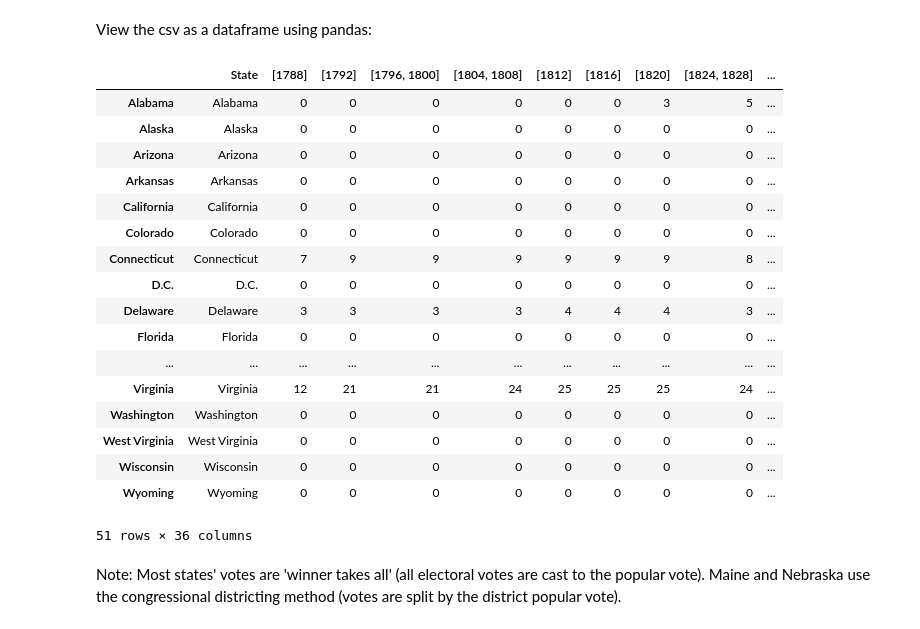
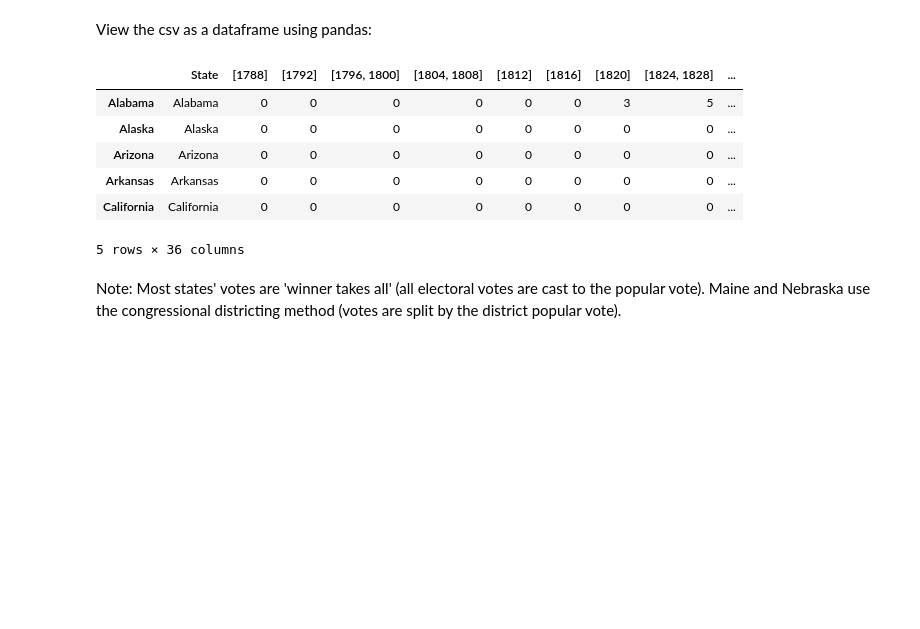
Before and after one commit to eithereal/electoral_college_analysis, a Jupyter notebook: 1_historical_electoral_college_data.ipynb, the cells around one changed output. Saved outputs shown, nothing was run; the diff lists cells and outputs as text; code cells hidden in the pictures; blank space fills up the shorter version.

```diff
--- a/1_historical_electoral_college_data.ipynb
+++ b/1_historical_electoral_college_data.ipynb
@@ -305,33 +305,22 @@ View the csv as a dataframe using pandas:
 # %%
 import pandas as pd
 electoral_data = pd.read_csv("data/electoral_data.csv")
 
 # convert NaN values to 0 for easier analysis
 electoral_df = electoral_data.fillna(0)
 
 # convert all float values to integer
 electoral_df = electoral_df.apply(lambda column: column.astype("int64") if pd.api.types.is_float_dtype(column) else column)
 
-electoral_df
+electoral_df.head()
 # %% [output]
 |  | State | [1788] | [1792] | [1796, 1800] | [1804, 1808] | [1812] | [1816] | [1820] | [1824, 1828] | ... |
 | Alabama | Alabama | 0 | 0 | 0 | 0 | 0 | 0 | 3 | 5 | ... |
 | Alaska | Alaska | 0 | 0 | 0 | 0 | 0 | 0 | 0 | 0 | ... |
 | Arizona | Arizona | 0 | 0 | 0 | 0 | 0 | 0 | 0 | 0 | ... |
 | Arkansas | Arkansas | 0 | 0 | 0 | 0 | 0 | 0 | 0 | 0 | ... |
 | California | California | 0 | 0 | 0 | 0 | 0 | 0 | 0 | 0 | ... |
-| Colorado | Colorado | 0 | 0 | 0 | 0 | 0 | 0 | 0 | 0 | ... |
-| Connecticut | Connecticut | 7 | 9 | 9 | 9 | 9 | 9 | 9 | 8 | ... |
-| D.C. | D.C. | 0 | 0 | 0 | 0 | 0 | 0 | 0 | 0 | ... |
-| Delaware | Delaware | 3 | 3 | 3 | 3 | 4 | 4 | 4 | 3 | ... |
-| Florida | Florida | 0 | 0 | 0 | 0 | 0 | 0 | 0 | 0 | ... |
-| ... | ... | ... | ... | ... | ... | ... | ... | ... | ... | ... |
-| Virginia | Virginia | 12 | 21 | 21 | 24 | 25 | 25 | 25 | 24 | ... |
-| Washington | Washington | 0 | 0 | 0 | 0 | 0 | 0 | 0 | 0 | ... |
-| West Virginia | West Virginia | 0 | 0 | 0 | 0 | 0 | 0 | 0 | 0 | ... |
-| Wisconsin | Wisconsin | 0 | 0 | 0 | 0 | 0 | 0 | 0 | 0 | ... |
-| Wyoming | Wyoming | 0 | 0 | 0 | 0 | 0 | 0 | 0 | 0 | ... |
-51 rows × 36 columns
+5 rows × 36 columns
 # %% [markdown]
 Note: Most states' votes are 'winner takes all' (all electoral votes are cast to the popular vote). Maine and Nebraska use the congressional districting method (votes are split by the district popular vote).
 # %%
```
Also changed, not shown: 3 other files.
